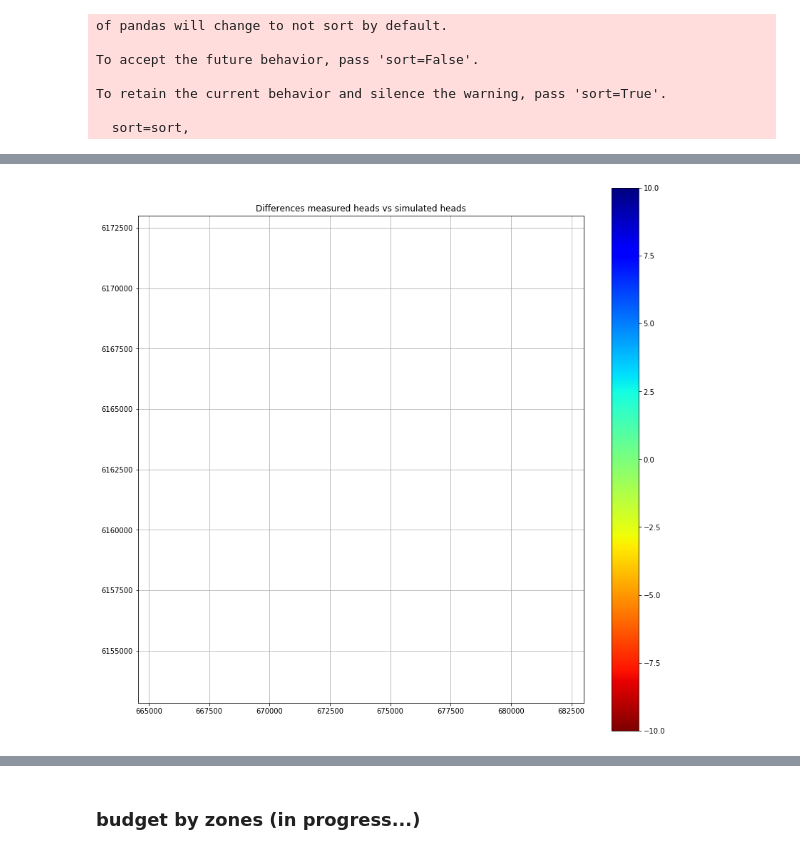
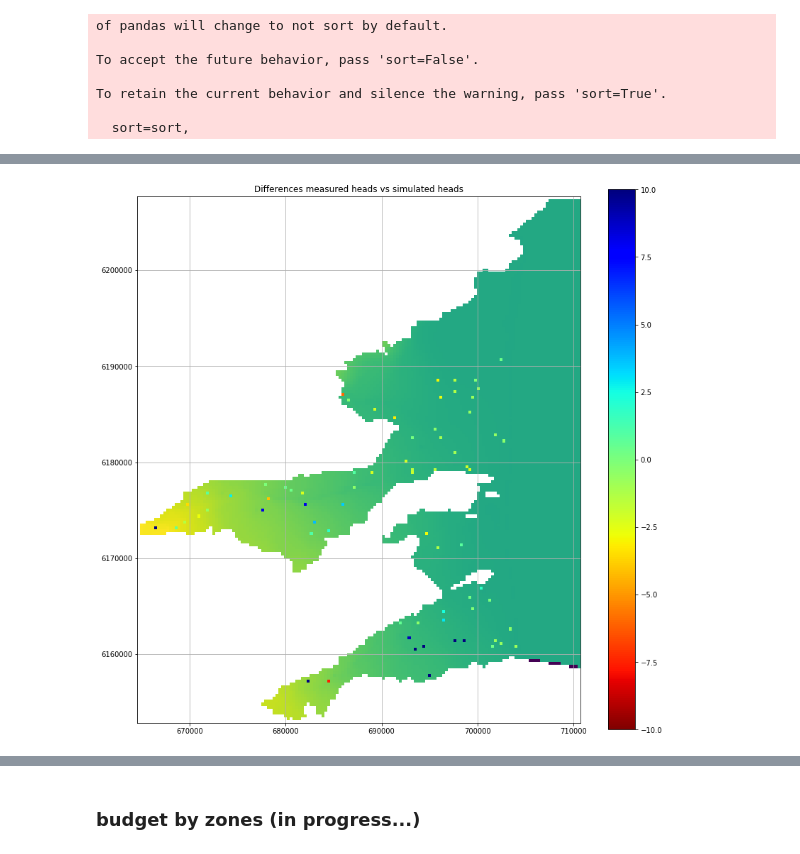
Before and after one commit to LudovicSchorpp/TM_Ludovic_Schorpp, a Jupyter notebook: codes_tests/Modeles3D/Plio_multi_layer/Plio_multicouches.ipynb, the cells around one changed output, grey strips where cells are left out. Drawn from its saved outputs; the diff is of its cells as text; code cells hidden in the pictures.

Commit message:
travail update budget, plot, ...

```diff
--- a/codes_tests/Modeles3D/Plio_multi_layer/Plio_multicouches.ipynb
+++ b/codes_tests/Modeles3D/Plio_multi_layer/Plio_multicouches.ipynb
@@ -425,15 +425,22 @@ Misfit : 3.752366574767417 m
 # %%
+#errors map
+layer=0
+head = get_heads(model_name,model_dir)
+head[head>1000]=None
+fig,ax=plt.subplots(figsize=(14,14))
+plt.imshow(head[layer],extent=[x0,x1,y0,y1])
+head = head.reshape(nlay*nrow*ncol)
 head[Control_pz==0]=None
-fig,ax=plt.subplots(figsize=(14,14))
-a=plt.imshow((Control_pz - head).reshape(nlay,nrow,ncol)[2],extent=[x0,x1,y0,y1],cmap="jet_r")
+a=plt.imshow((Control_pz - head).reshape(nlay,nrow,ncol)[layer],extent=[x0,x1,y0,y1],cmap="jet_r")
+
 plt.title("Differences measured heads vs simulated heads")
-plt.xlim(x0,x1-1.7e4)
+plt.xlim(x0,x1-2.4e4)
 plt.colorbar()
 plt.grid()
 ecart = 10
 a.set_clim(-ecart,ecart)
 # %% [output]
-[figure, old version]
+[figure, new version]
 # %%
 def Misfit(kh):
 
```
Also changed, not shown: parts of 17 cells of this notebook, 35 other files.
